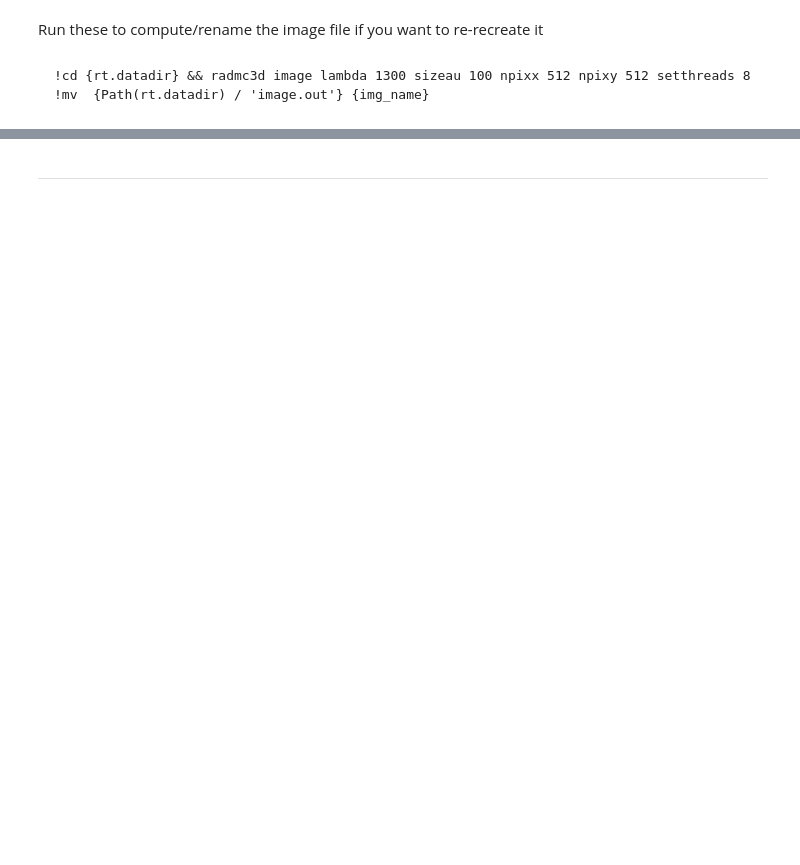
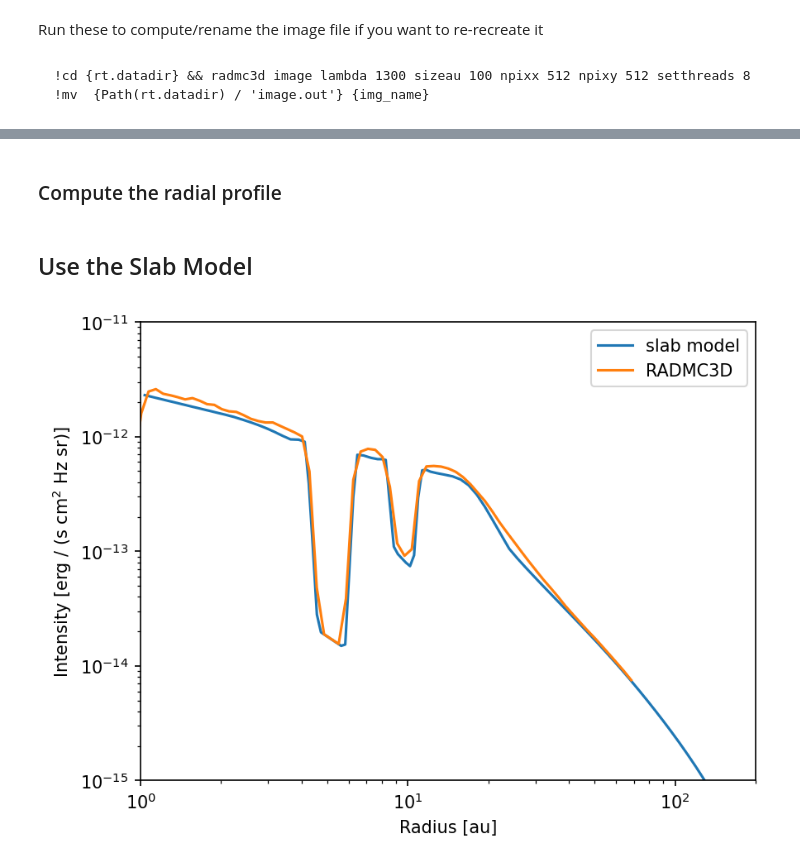
Before and after one commit to stammler/dustpylib, a Jupyter notebook: examples/radtrans/slab.ipynb, the cells around one changed output, grey strips where cells are left out. Drawn from its saved outputs; the diff is of its cells as text; code cells hidden in the pictures; blank space fills up the shorter version.

```diff
--- a/examples/radtrans/slab.ipynb
+++ b/examples/radtrans/slab.ipynb
@@ -28,15 +30,6 @@ To compare the results of the slab model with a "ground truth" result use `RADMC
 # %%
 plt.rcParams["figure.dpi"] = 150.
 rt = radmc3d.Model(data)
-
-
-# temporary fix for old data file
-rt.R_star_ = rt.R_star_[0]
-rt.M_star_ = rt.M_star_[0]
-rt.T_star_ = rt.T_star_[0]
-
-
-
 rt.phii_grid = np.array([0., 2.*np.pi])
 rt.ai_grid = np.geomspace(rt.a_dust_.min(), 1., 17)
 rt.radmc3d_options["nphot"] = 500_000
@@ -46,4 +39,4 @@ rt.radmc3d_options["mc_scat_maxtauabs"] = 5.
 rt.radmc3d_options["dust_2daniso_nphi"] = 60
 rt.datadir = "radmc3d"
 rt.write_files()
-img_name = Path(rt.datadir) / 'image_radio.out'
+img_name = "radmc3d/image_radio.out"
@@ -101,5 +102,5 @@ _interp_k_abs = RegularGridInterpolator((lam, a), k_abs.T)
-# %% [markdown]
------
+# %% [markdown]
+### Compute the radial profile
 # %%
 from scipy.stats import binned_statistic
 X, Y = np.meshgrid(image_radio['x'], image_radio['y'], indexing='ij')
@@ -109,8 +110,25 @@ ri_bins = np.geomspace(np.abs(R).min(), R.max(), 100)
 r_bins = 0.5 * (ri_bins[1:] + ri_bins[:-1])
 # get the averaged intensity profile
 profile = binned_statistic(R.ravel(), image_radio['I'][...,0].ravel(), bins=ri_bins).statistic
+# %% [markdown]
+## Use the Slab Model
+# %%
+from dustpylib.radtrans import slab
+
+if rt.opacity == 'birnstiel2018':
+    opacity_file = 'default_opacities_smooth.npz'
+else:
+    opacity_file = None
+
+opac = slab.Opacity(opacity_file)
+lam = image_radio['lambda']
+
+obs = slab.get_all_observables(data, opac, lam)
 # %%
 f, ax = plt.subplots()
-ax.loglog(data.grid.r / c.au, obs.I_nu[0, 0, :] * slab.jy_sas)
-ax.loglog(r_bins / c.au, profile)
-ax.set(ylim=[1e-15, 1e-11], xlim=[1, 200]);
+ax.loglog(data.grid.r / c.au, obs.I_nu[0, :] * slab.slab.jy_sas, label='slab model')
+ax.loglog(r_bins / c.au, profile, label='RADMC3D')
+ax.set(ylim=[1e-15, 1e-11], xlim=[1, 200], xlabel='Radius [au]', ylabel='Intensity [erg / (s cm$^2$ Hz sr)]')
+ax.legend();
+# %% [output]
+[figure, added]
```
Also changed, not shown: parts of 16 cells of this notebook.
